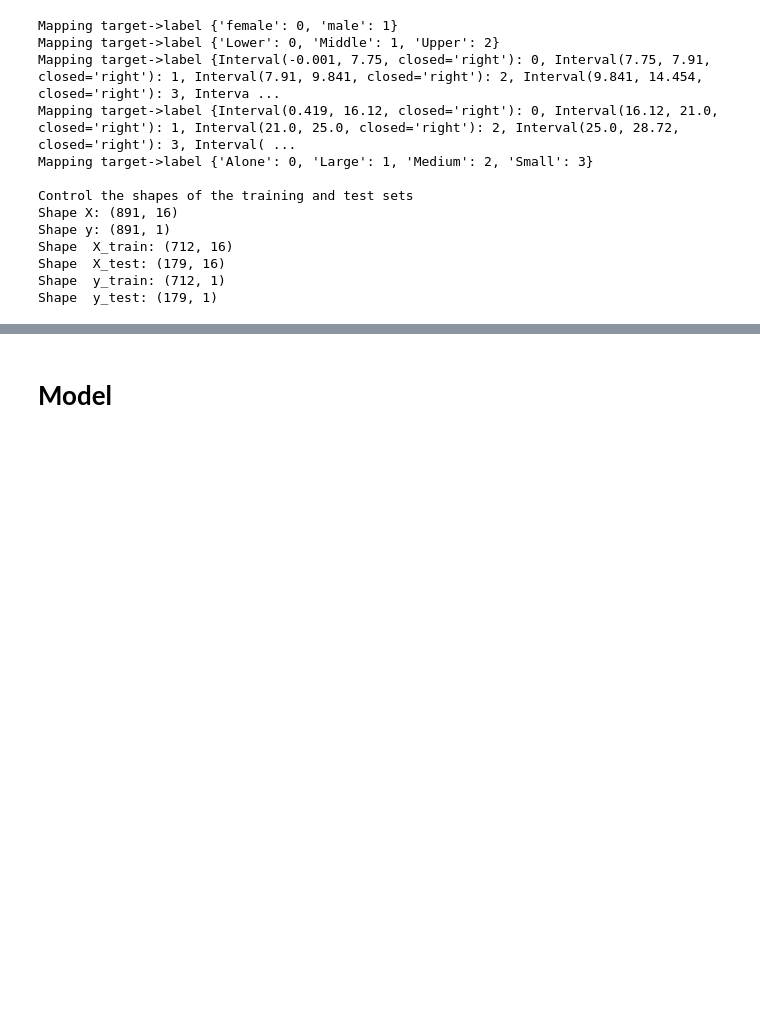
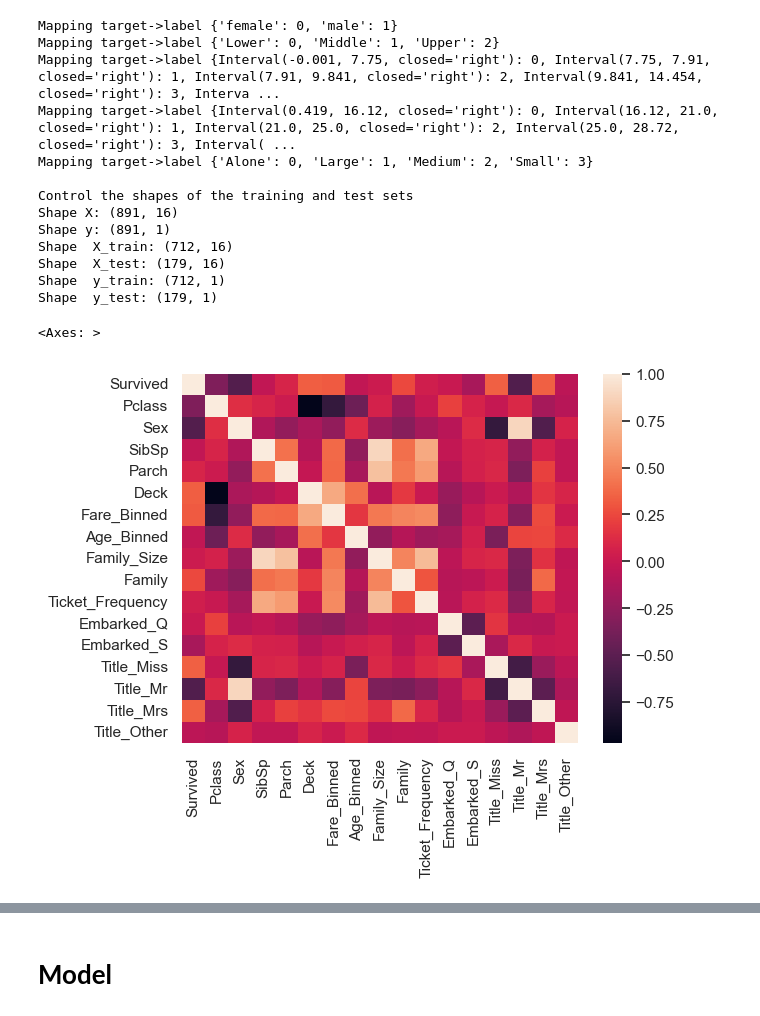
Before and after one commit to BuddyBent/Titanic, a Jupyter notebook: Titanic.ipynb, the cells around one changed output, grey strips where cells are left out. Cells and saved outputs as stored; diff of their text form; code cells hidden in the pictures; blank space fills up the shorter version.

```diff
--- a/Titanic.ipynb
+++ b/Titanic.ipynb
@@ -1265,6 +1265,11 @@ Shape  X_train: (712, 16)
 Shape  X_test: (179, 16)
 Shape  y_train: (712, 1)
 Shape  y_test: (179, 1)
+# %%
+sns.heatmap(train_processed.corr())
+# %% [output]
+<Axes: >
+[figure, added]
 # %%
 train_processed.corr()
 # %% [output]
```
Also changed, not shown: parts of 2 cells of this notebook.
